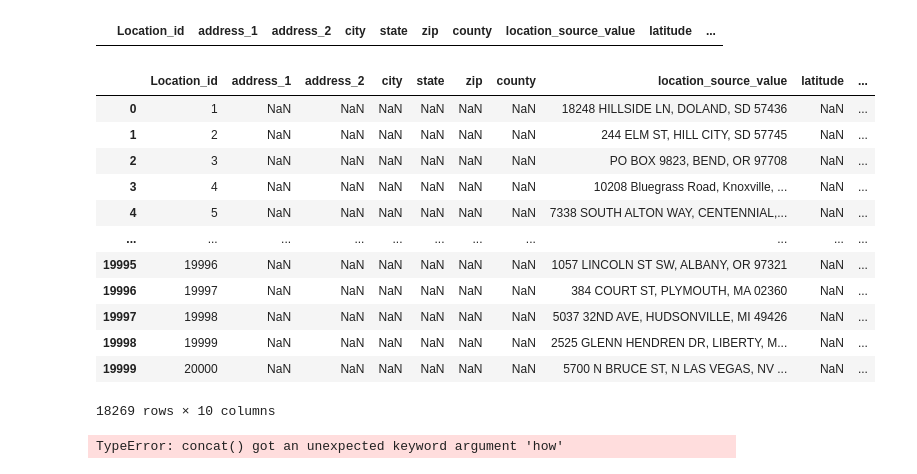
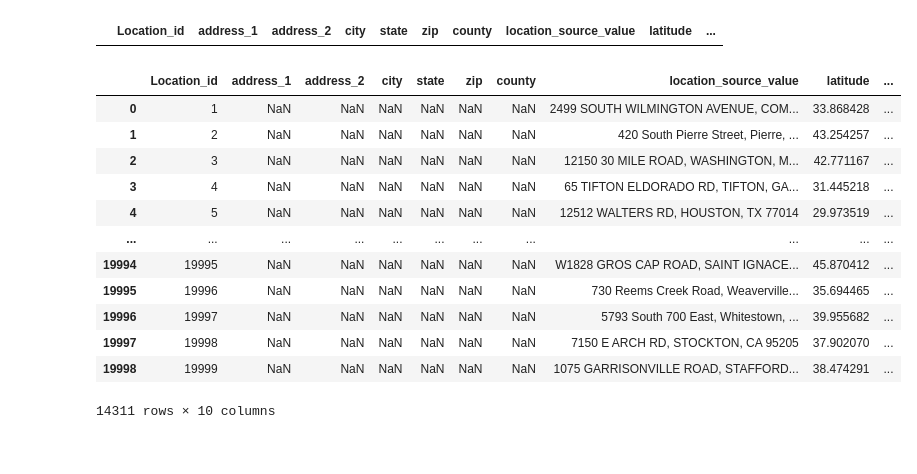
Before and after one commit to brian-cy-chang/UW_Geospatial, a Jupyter notebook: notebooks/usaddress.ipynb, the cells around one changed output. Saved outputs shown, nothing was run; the diff lists cells and outputs as text; code cells hidden in the pictures.

```diff
--- a/notebooks/usaddress.ipynb
+++ b/notebooks/usaddress.ipynb
@@ -58,0 +61,4 @@ usaddress.tag(UT_address)
+# %%
+os.chdir('..')
+abs_path = os.getcwd()
+print(abs_path)
@@ -59,5 +67,5 @@ usaddress.tag(UT_address)
 # %%
-link = os.path.join(os.getcwd(),'..','..','test_address_20000_v2.csv')
+link = os.path.join(abs_path, 'data', 'test_address_20k_v1.csv')
 
 temp = pd.read_csv(link)
 temp
@@ -127,21 +115,8 @@ temp.loc[:,['Full_Addre']].drop_duplicates()
 # %%
+# 1) identify unique address strings for location records
+temp_drop = temp.drop_duplicates(subset='Full_Addre')
+
 # 2) set up OMOP placeholder table
-# OMOP_location = pd.DataFrame(data=None,
-#                              columns=['Location_id','address_1','address_2','city','state','zip','county',
-#                                       'location_source_value','latitude','longitude'],
-
-#                              dtype = {'Location_id':int,
-#                                       'address_1':'object',
-#                                       'address_2':str,
-#                                       'city':str,
-#                                       'state':str,
-#                                       'zip':str,
-#                                       'county':str,
-#                                       'location_source_value':str,
-#                                       'latitude':float,
-#                                       'longitude':float})
-
-
 OMOP_location = pd.DataFrame(columns=['Location_id','address_1','address_2','city','state','zip','county',
                                       'location_source_value','latitude','longitude'])
 
@@ -151,27 +126,24 @@ OMOP_location
 |  | Location_id | address_1 | address_2 | city | state | zip | county | location_source_value | latitude | ... |
 # %%
 # 3) assign address_strings to OMOP_location table location_source_value series
-OMOP_location['location_source_value'] = temp.loc[:,['Full_Addre']].drop_duplicates()['Full_Addre']
+OMOP_location['location_source_value'] = temp_drop.Full_Addre
+OMOP_location['Location_id'] = OMOP_location.index+1
 
-OMOP_location['Location_id'] = OMOP_location.re+1
+# OMOP_location['Location_id'] = OMOP_location.re+1
+OMOP_location.latitude = temp_drop.source_lat
+OMOP_location.longitude = temp_drop.source_lon
 OMOP_location
 # %% [output]
 |  | Location_id | address_1 | address_2 | city | state | zip | county | location_source_value | latitude | ... |
-| 0 | 1 | NaN | NaN | NaN | NaN | NaN | NaN | 18248 HILLSIDE LN, DOLAND, SD 57436 | NaN | ... |
-| 1 | 2 | NaN | NaN | NaN | NaN | NaN | NaN | 244 ELM ST, HILL CITY, SD 57745 | NaN | ... |
-| 2 | 3 | NaN | NaN | NaN | NaN | NaN | NaN | PO BOX 9823, BEND, OR 97708 | NaN | ... |
-| 3 | 4 | NaN | NaN | NaN | NaN | NaN | NaN | 10208 Bluegrass Road, Knoxville, ... | NaN | ... |
-| 4 | 5 | NaN | NaN | NaN | NaN | NaN | NaN | 7338 SOUTH ALTON WAY, CENTENNIAL,... | NaN | ... |
+| 0 | 1 | NaN | NaN | NaN | NaN | NaN | NaN | 2499 SOUTH WILMINGTON AVENUE, COM... | 33.868428 | ... |
+| 1 | 2 | NaN | NaN | NaN | NaN | NaN | NaN | 420 South Pierre Street, Pierre, ... | 43.254257 | ... |
+| 2 | 3 | NaN | NaN | NaN | NaN | NaN | NaN | 12150 30 MILE ROAD, WASHINGTON, M... | 42.771167 | ... |
+| 3 | 4 | NaN | NaN | NaN | NaN | NaN | NaN | 65 TIFTON ELDORADO RD, TIFTON, GA... | 31.445218 | ... |
+| 4 | 5 | NaN | NaN | NaN | NaN | NaN | NaN | 12512 WALTERS RD, HOUSTON, TX 77014 | 29.973519 | ... |
 | ... | ... | ... | ... | ... | ... | ... | ... | ... | ... | ... |
-| 19995 | 19996 | NaN | NaN | NaN | NaN | NaN | NaN | 1057 LINCOLN ST SW, ALBANY, OR 97321 | NaN | ... |
-| 19996 | 19997 | NaN | NaN | NaN | NaN | NaN | NaN | 384 COURT ST, PLYMOUTH, MA 02360 | NaN | ... |
-| 19997 | 19998 | NaN | NaN | NaN | NaN | NaN | NaN | 5037 32ND AVE, HUDSONVILLE, MI 49426 | NaN | ... |
-| 19998 | 19999 | NaN | NaN | NaN | NaN | NaN | NaN | 2525 GLENN HENDREN DR, LIBERTY, M... | NaN | ... |
-| 19999 | 20000 | NaN | NaN | NaN | NaN | NaN | NaN | 5700 N BRUCE ST, N LAS VEGAS, NV ... | NaN | ... |
+| 19994 | 19995 | NaN | NaN | NaN | NaN | NaN | NaN | W1828 GROS CAP ROAD, SAINT IGNACE... | 45.870412 | ... |
+| 19995 | 19996 | NaN | NaN | NaN | NaN | NaN | NaN | 730 Reems Creek Road, Weaverville... | 35.694465 | ... |
+| 19996 | 19997 | NaN | NaN | NaN | NaN | NaN | NaN | 5793 South 700 East, Whitestown, ... | 39.955682 | ... |
+| 19997 | 19998 | NaN | NaN | NaN | NaN | NaN | NaN | 7150 E ARCH RD, STOCKTON, CA 95205 | 37.902070 | ... |
+| 19998 | 19999 | NaN | NaN | NaN | NaN | NaN | NaN | 1075 GARRISONVILLE ROAD, STAFFORD... | 38.474291 | ... |
-18269 rows × 10 columns
+14311 rows × 10 columns
-# %%
-
-
-pd.concat(OMOP_location,temp.loc[:,['Full_Addre']].drop_duplicates(), how='right', left_on='location_source_value', right_on='Full_Addre', ignore_index=True)
-# %% [output]
-TypeError: concat() got an unexpected keyword argument 'how'
```
Also changed, not shown: parts of 15 cells of this notebook.
